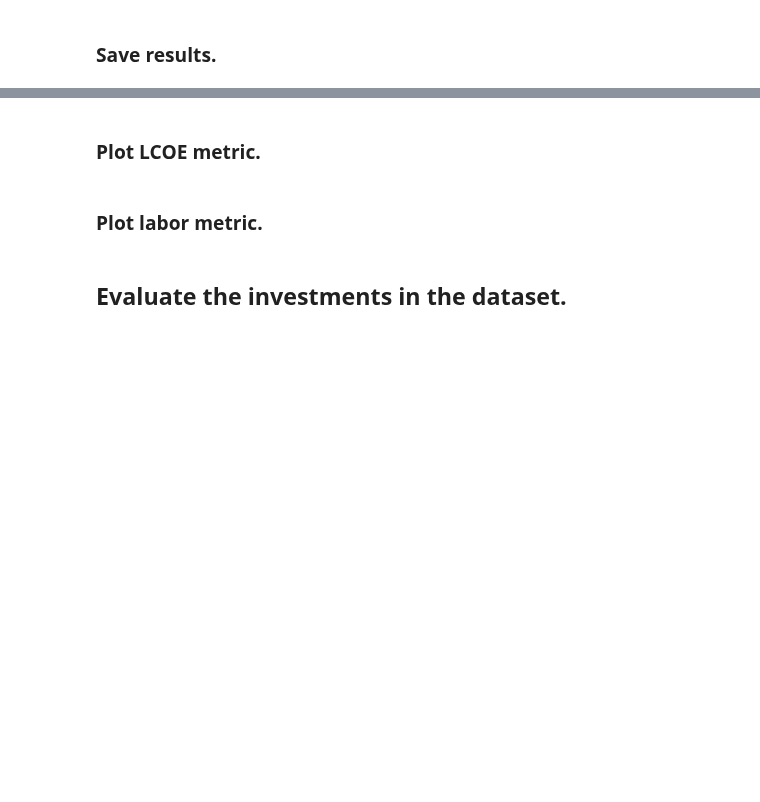
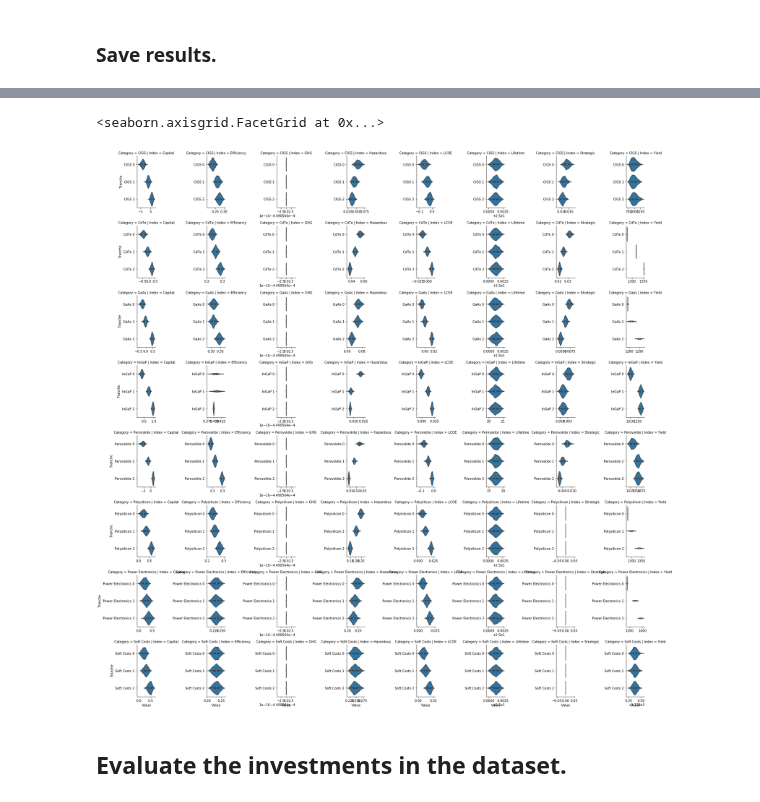
Before and after one commit to NREL/tyche, a Jupyter notebook: ioc-1/ioc-1.ipynb, the cells around one changed output, grey strips where cells are left out. Drawn from its saved outputs; the diff is of its cells as text; code cells hidden in the pictures; blank space fills up the shorter version.

```diff
--- a/ioc-1/ioc-1.ipynb
+++ b/ioc-1/ioc-1.ipynb
@@ -217,2 +224,0 @@ g.set_xticklabels(g.get_xticklabels(), rotation=30);
-# %% [markdown]
-### Plot LCOE metric.
@@ -242,2 +224,0 @@ g.set_xticklabels(g.get_xticklabels(), rotation=30);
-# %% [markdown]
-### Plot labor metric.
@@ -267,3 +225,19 @@ g.set_xticklabels(g.get_xticklabels(), rotation=15);
+# %%
+g = sb.FacetGrid(
+    data = investments.tranches.join(scenario_results).xs("Metric", level = "Variable").reset_index(),
+    row = "Category",
+    col = "Index",
+    sharex = False,
+    sharey = False,
+)
+g.map(
+    sb.violinplot,
+    "Value",
+    "Tranche",
+)
+# %% [output]
+<seaborn.axisgrid.FacetGrid at 0x...>
+[figure, added]
 # %% [markdown]
 ## Evaluate the investments in the dataset.
 # %%
```
Also changed, not shown: parts of 28 cells of this notebook, 1 other file.
